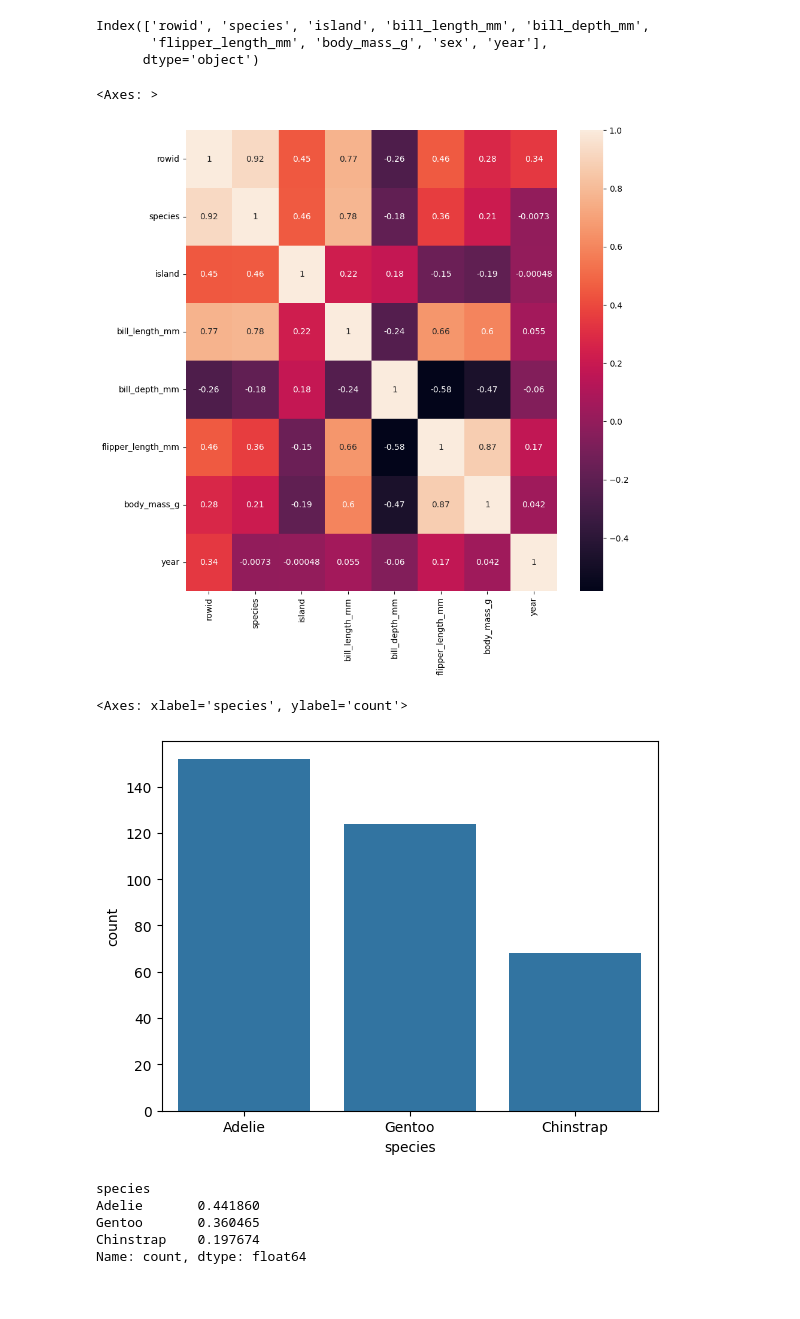
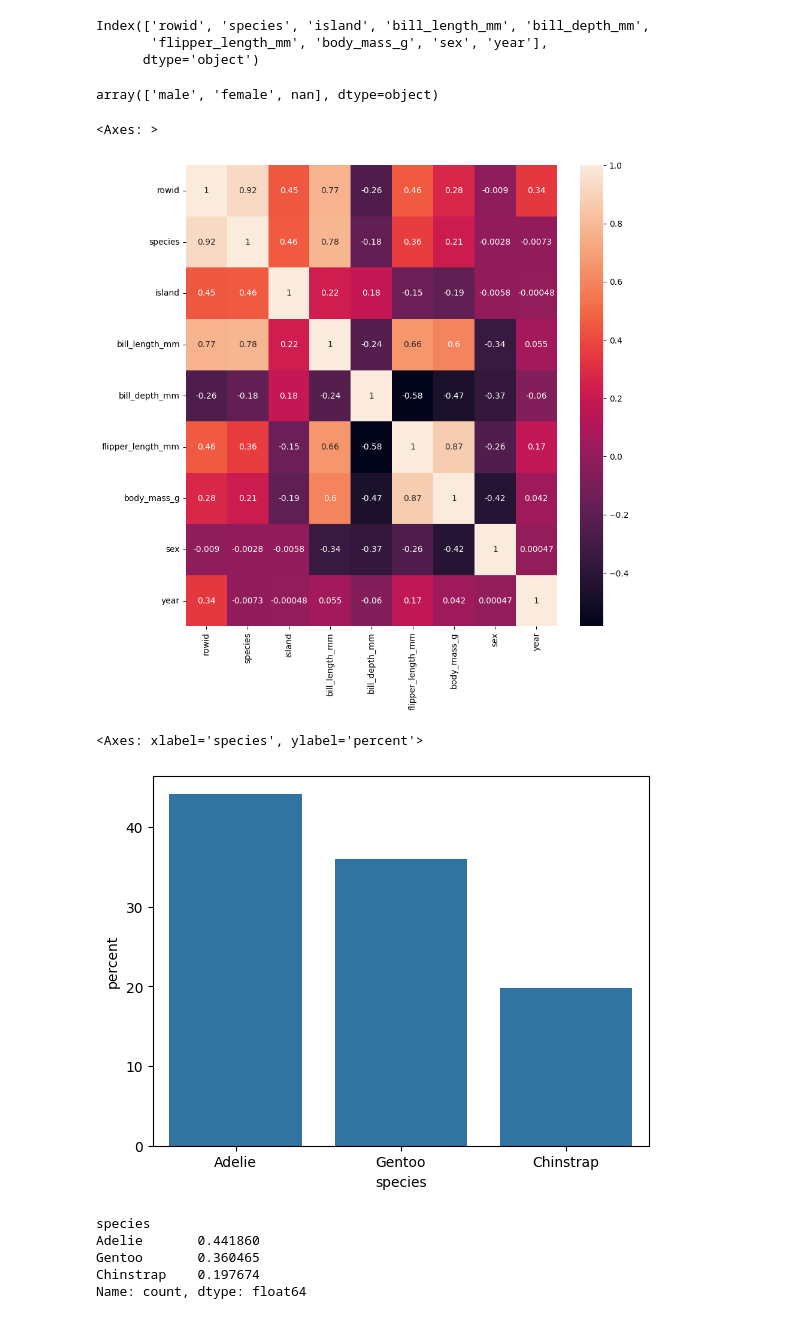
Before and after one commit to solfontan/DS_PT_09_2023, a Jupyter notebook: Machine_Learning/1-Supervisado/4-Ejercicio/Palmer_prof.ipynb, the cells around one changed output. Drawn from its saved outputs; the diff is of its cells as text; code cells hidden in the pictures.

```diff
--- a/Machine_Learning/1-Supervisado/4-Ejercicio/Palmer_prof.ipynb
+++ b/Machine_Learning/1-Supervisado/4-Ejercicio/Palmer_prof.ipynb
@@ -113,17 +115,21 @@ df.columns
 Index(['rowid', 'species', 'island', 'bill_length_mm', 'bill_depth_mm',
        'flipper_length_mm', 'body_mass_g', 'sex', 'year'],
       dtype='object')
+# %%
+df.sex.unique()
+# %% [output]
+array(['male', 'female', nan], dtype=object)
 # %%
 plt.figure(figsize=(10,10))
-sns.heatmap(df.replace({'Adelie':0, 'Gentoo':1, 'Chinstrap':2,'Torgersen':0, 'Biscoe':1, 'Dream':2}).corr(numeric_only=True), annot=True)
+sns.heatmap(df.replace({'Adelie':0, 'Gentoo':1, 'Chinstrap':2,'Torgersen':0, 'Biscoe':1, 'Dream':2, 'male':0, 'female':1}).corr(numeric_only=True), annot=True)
 # %% [output]
 <Axes: >
-[figure, old version]
+[figure, new version]
 # %%
-sns.countplot(x='species', data=df)
+sns.countplot(x='species', data=df, stat='percent')
 # %% [output]
-<Axes: xlabel='species', ylabel='count'>
+<Axes: xlabel='species', ylabel='percent'>
-[figure, old version]
+[figure, new version]
 # %%
 df['species'].value_counts()/len(df.species)
 # %% [output]
```
Also changed, not shown: parts of 10 cells of this notebook.
